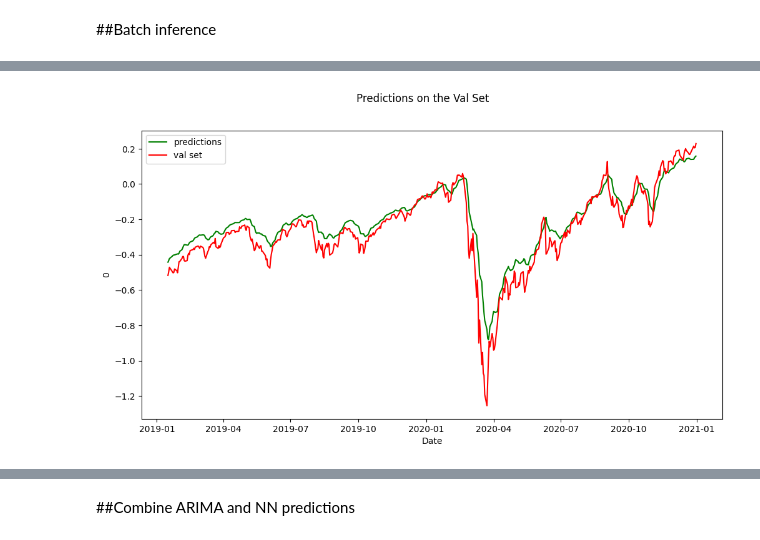
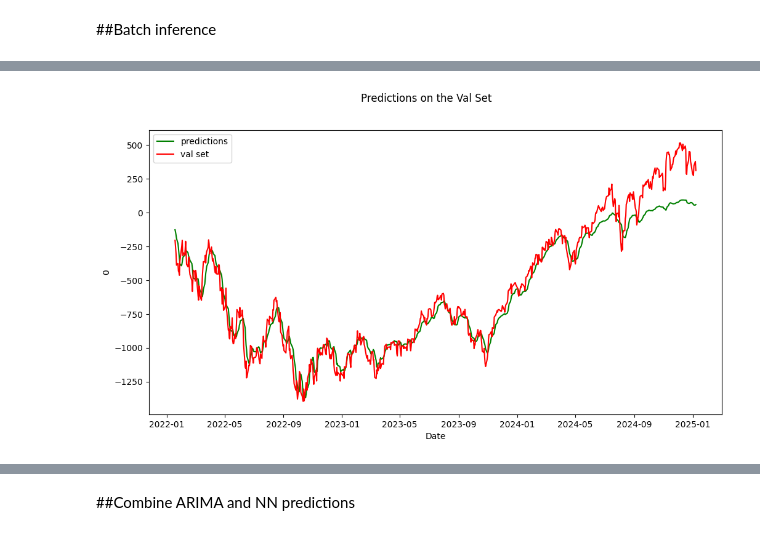
Before and after one commit to andreadamiano/Arbitrated-Dynamic-Ensemble, a Jupyter notebook: Project_code/CNN LSTM/CNN LSTM model.ipynb, the cells around one changed output, grey strips where cells are left out. Drawn from its saved outputs; the diff is of its cells as text; code cells hidden in the pictures.

Commit message:
ARIMA + NN predictions

```diff
--- a/Project_code/CNN LSTM/CNN LSTM model.ipynb
+++ b/Project_code/CNN LSTM/CNN LSTM model.ipynb
@@ -832,7 +905,7 @@ for model in models:
     history = [evaluate(model, test_loader)]
 
     #train model
-    epochs = 100
+    epochs = 200
     max_lr = 0.001
     grad_clip = None
     weight_decay = 1e-5
@@ -840,7 +913,7 @@ for model in models:
     warmup_epochs = 10
 
     start_time = time.time()
-    history += fit(epochs, max_lr, model, train_loader, val_loader, warmup_epochs, weight_decay, grad_clip, opt_func)
+    history += fit(epochs, max_lr, model, train_val_loader, test_loader, warmup_epochs, weight_decay, grad_clip, opt_func)
     end_time = time.time()
     print(f"Training time: {end_time - start_time} seconds")
 # %% [output]
@@ -863,0 +939,13 @@ Training time: 42.67115259170532 seconds
+# %%
+#mount google drive
+from google.colab import drive
+drive.mount('/content/drive')
+
+models = [LSTM_model, CNN_model, parallelCNNLSTM_model, LSTM_CNN_model] #model istances
+
+for model in models:
+    model_name = model.__class__.__name__
+    save_path = f'/content/drive/MyDrive/università/Tesi/models/{model_name}'
+
+    #save state dict of the model
+    torch.save(model.state_dict(), save_path)
@@ -885,38 +993,50 @@ def inference(model, data_loader):
 
     return predictions, actuals
 # %%
-#batch inference
-prediction, actual = inference(model, val_loader)
+models = [LSTM_model, CNN_model, parallelCNNLSTM_model, LSTM_CNN_model]
+for model in models:
+    print(f"model: {model}")
+    #batch inference
+    prediction, actual = inference(model, test_loader)
+
+    ## Inverse Scale
+    prediction = scaler.inverse_transform(prediction)
+    actual = scaler.inverse_transform(actual)
 
 
-#predictions on the val_loader
-prediction = pd.DataFrame(prediction)
-prediction.index = val_data[10:].index
-actual = pd.DataFrame(actual)
-actual.index = val_data[10:].index
+    #predictions on the test_loader
+    prediction = pd.DataFrame(prediction)
+    prediction.index = test_data[10:].index
+    actual = pd.DataFrame(actual)
+    actual.index = test_data[10:].index
 
 
-#predictions on the train_loader
-train_predictions, actual_train = inference(model, train_loader)
-train_predictions = pd.DataFrame(train_predictions)
-train_predictions.index = train_data[10:].index
-actual_train = pd.DataFrame(actual_train)
-actual_train.index = train_data[10:].index
+    #predictions on the train_val_loader
+    train_predictions, actual_train = inference(model, train_val_loader)
+
+    ## Inverse Scale
+    train_predictions = scaler.inverse_transform(train_predictions)
+    actual_train = scaler.inverse_transform(actual_train)
+
+    train_predictions = pd.DataFrame(train_predictions)
+    train_predictions.index = train_val_data[10:].index
+    actual_train = pd.DataFrame(actual_train)
+    actual_train.index = train_val_data[10:].index
 
 
-#visualize
-#predictions on the train set
-plt.figure(figsize=(12, 6))
-sns.lineplot(x=train_predictions.index, y = train_predictions[0], color = "green", label = "predictions")
-sns.lineplot(x=actual_train.index, y = actual_train[0], color = "red", label = "Train set")
-plt.suptitle('Predictions on the Train Set')
-plt.show()
+    #visualize
+    #predictions on the train set
+    plt.figure(figsize=(12, 6))
+    sns.lineplot(x=train_predictions.index, y = train_predictions[0], color = "green", label = "predictions")
+    sns.lineplot(x=actual_train.index, y = actual_train[0], color = "red", label = "Train set")
+    plt.suptitle('Predictions on the Train Set')
+    plt.show()
 
 
-#predictions on the val set
-plt.figure(figsize=(12, 6))
-sns.lineplot(x=prediction.index, y = prediction[0], color = "green", label = "predictions")
-sns.lineplot(x=actual.index, y = actual[0], color = "red", label = "val set")
-plt.suptitle('Predictions on the Val Set')
-plt.show()
+    #predictions on the val set
+    plt.figure(figsize=(12, 6))
+    sns.lineplot(x=prediction.index, y = prediction[0], color = "green", label = "predictions")
+    sns.lineplot(x=actual.index, y = actual[0], color = "red", label = "val set")
+    plt.suptitle('Predictions on the Val Set')
+    plt.show()
 # %% [output]
@@ -924 +1052 @@ plt.show()
-[figure, old version]
+[figure, new version]
```
Also changed, not shown: parts of 19 cells of this notebook.
